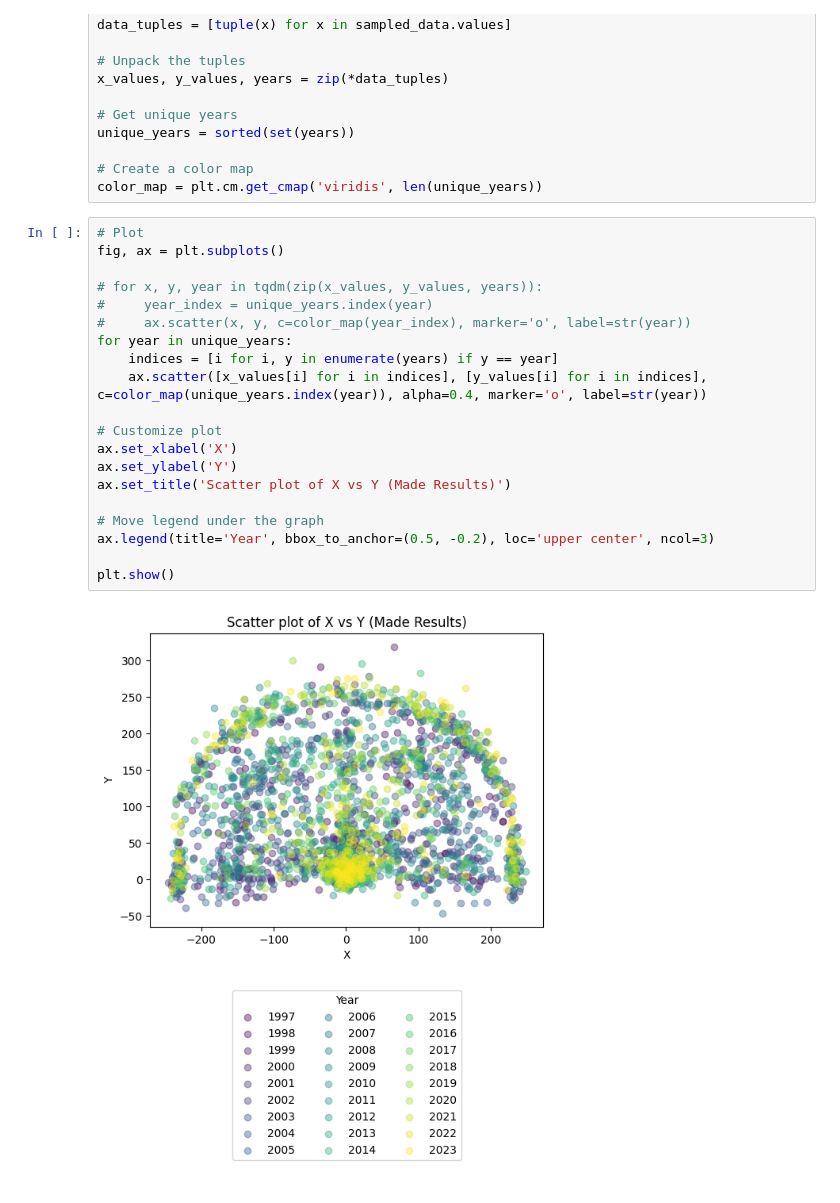
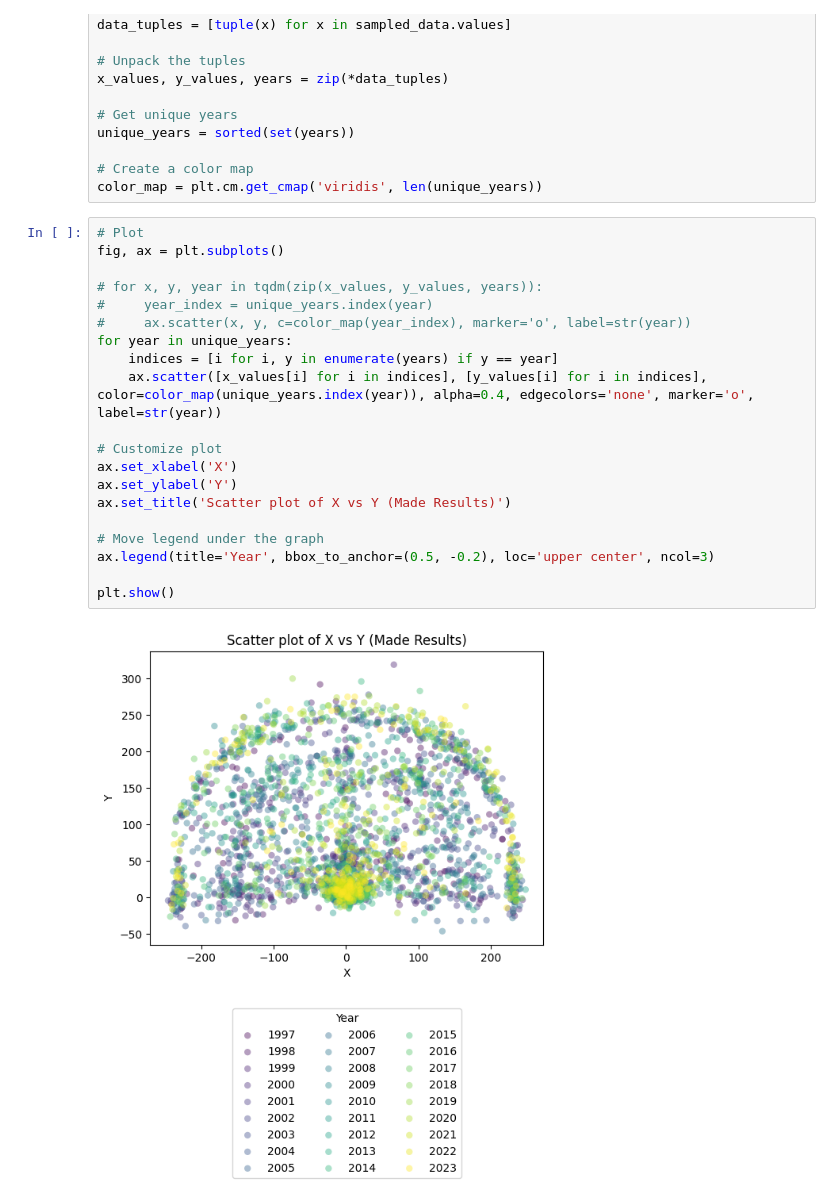
Before and after one commit to apsarabalamurugan/NBA-Analysis, a Jupyter notebook: analysis.ipynb, the cells around one changed output. Saved outputs shown, nothing was run; the diff lists cells and outputs as text.

```diff
--- a/analysis.ipynb
+++ b/analysis.ipynb
@@ -287,22 +287,22 @@ color_map = plt.cm.get_cmap('viridis', len(unique_years))
 # %%
 # Plot
 fig, ax = plt.subplots()
 
 # for x, y, year in tqdm(zip(x_values, y_values, years)):
 #     year_index = unique_years.index(year)
 #     ax.scatter(x, y, c=color_map(year_index), marker='o', label=str(year))
 for year in unique_years:
     indices = [i for i, y in enumerate(years) if y == year]
-    ax.scatter([x_values[i] for i in indices], [y_values[i] for i in indices], c=color_map(unique_years.index(year)), alpha=0.4, marker='o', label=str(year))
+    ax.scatter([x_values[i] for i in indices], [y_values[i] for i in indices], color=color_map(unique_years.index(year)), alpha=0.4, edgecolors='none', marker='o', label=str(year))
 
 # Customize plot
 ax.set_xlabel('X')
 ax.set_ylabel('Y')
 ax.set_title('Scatter plot of X vs Y (Made Results)')
 
 # Move legend under the graph
 ax.legend(title='Year', bbox_to_anchor=(0.5, -0.2), loc='upper center', ncol=3)
 
 plt.show()
 # %% [output]
-[figure, old version]
+[figure, new version]
```
